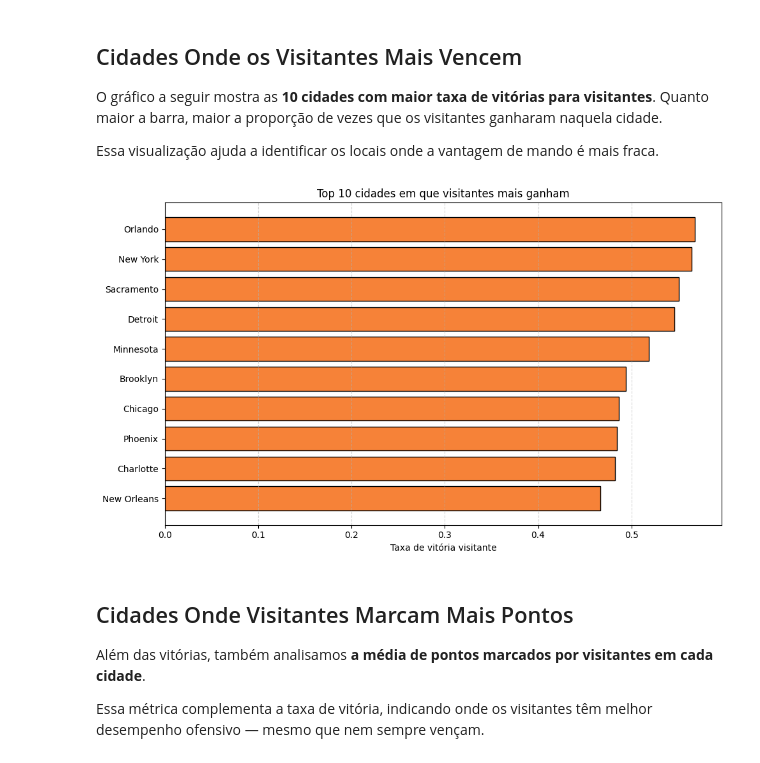
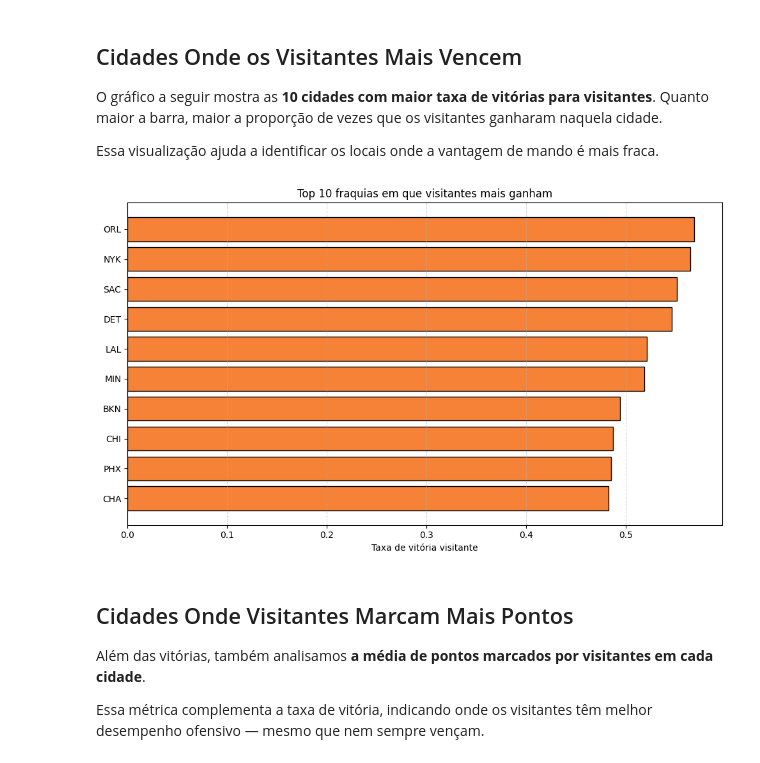
Before and after one commit to GabrielAlkmimBarros/TP_ICD, a Jupyter notebook: q4.ipynb, the cells around one changed output. Saved outputs shown, nothing was run; the diff lists cells and outputs as text; code cells hidden in the pictures.

```diff
--- a/q4.ipynb
+++ b/q4.ipynb
@@ -78,7 +78,7 @@ Também filtramos para considerar **somente cidades com pelo menos 20 jogos**, p
 game['visitor_win'] = game['wl_home'] == 'L'
 
 # Agrupando por cidade do time da casa e calculando o total de jogos em que o time visitante ganha
-visitorsWinByCity = game.groupby('city_home').agg(
+visitorsWinByCity = game.groupby('team_abbreviation_home').agg(
     visitor_wins=('visitor_win', 'sum'),           # Quantidade total de vitórias visitantes
     games_played=('visitor_win', 'count')          # Quantidade total de jogos jogados naquela cidade
 ).reset_index()
@@ -114,17 +114,17 @@ Essa visualização ajuda a identificar os locais onde a vantagem de mando é ma
 # %%
 # Plotando um gráfico de barras para que seja possível analisar quais as 10 cidades em que visitantes mais ganham
 topWinCities = visitorsWinByCity.sort_values('winRate', ascending=False).head(10)
 
 plt.figure(figsize=(10, 6))
-plt.barh(topWinCities['city_home'], topWinCities['winRate'], color='#f68238', edgecolor='black')
+plt.barh(topWinCities['team_abbreviation_home'], topWinCities['winRate'], color='#f68238', edgecolor='black')
 plt.xlabel('Taxa de vitória visitante')
-plt.title('Top 10 cidades em que visitantes mais ganham')
+plt.title('Top 10 fraquias em que visitantes mais ganham')
 plt.gca().invert_yaxis()
 plt.grid(axis='x', linestyle='--', alpha=0.5)
 plt.tight_layout()
 plt.show()
 # %% [output]
-[figure, old version]
+[figure, new version]
 # %% [markdown]
 ## Cidades Onde Visitantes Marcam Mais Pontos
 
```
Also changed, not shown: parts of 8 cells of this notebook.
